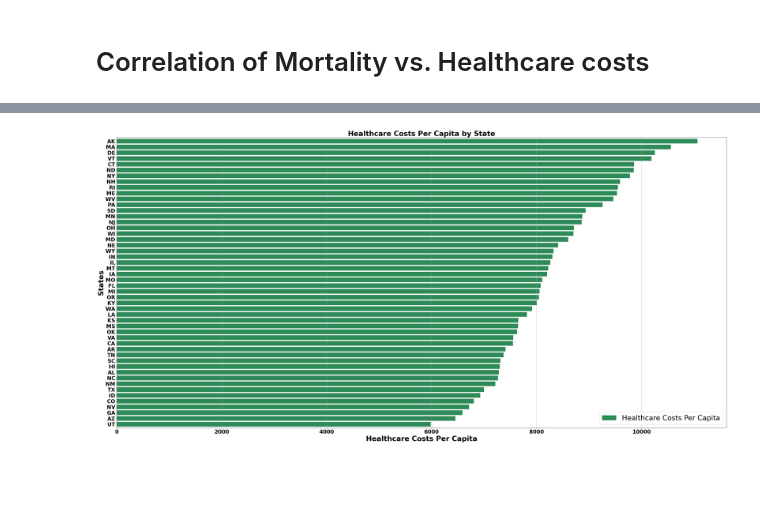
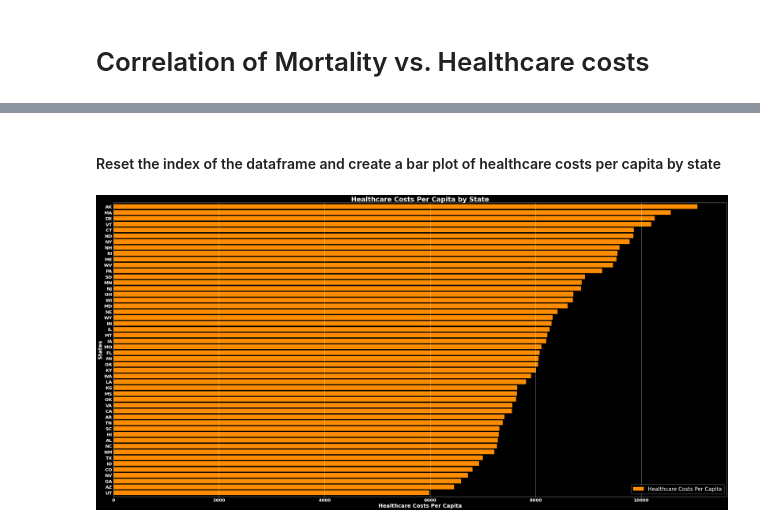
Before and after one commit to havyjavy/Healthcare-and-Covid-19, a Jupyter notebook: Notebooks/Covid_Infection_Deaths.ipynb, the cells around one changed output, grey strips where cells are left out. Cells and saved outputs as stored; diff of their text form; code cells hidden in the pictures; blank space fills up the shorter version.

```diff
--- a/Notebooks/Covid_Infection_Deaths.ipynb
+++ b/Notebooks/Covid_Infection_Deaths.ipynb
@@ -154,17 +193,16 @@ AllState_with_costs.head()
 # %%
 
-# import matplotlib.pyplot as plt
-
 x_axis = np.arange(len(AllStates_df))
-
-plt.figure(figsize=(15,10))
+plt.style.use('dark_background')
+plt.figure(figsize=(20,10))
 plt.bar(x_axis, AllStates_df["Covid Positive"], color='darkorange')
-plt.title("US Covid-19 Infection Cases")
-plt.xlabel("States")
-plt.ylabel("Number of Covid-19 Positives")
-x = plt.xticks(x_axis, AllStates_df["States"], rotation="vertical")
+plt.title("US Covid-19 Infection Cases", fontsize=30, weight='bold')
+plt.xlabel("States", fontsize=20, weight='bold')
+plt.ylabel("Number of Covid-19 Positives", fontsize=20, weight='bold')
+x = plt.xticks(x_axis, AllStates_df["States"], rotation="vertical", fontsize=16, weight='bold')
+plt.yticks(fontsize=16, weight='bold')
 
 plt.tight_layout()
-outfile = os.path.join("Output", 'Covid19_State_Infections.png')
-plt.savefig(outfile)
+outfile = os.path.join("Output", 'Covid19_State_Infections_transparent.png')
+plt.savefig(outfile, transparent=True)
 # %% [output]
@@ -592,21 +699,21 @@ state_comparison.head()
+# %% [markdown]
+#### Reset the index of the dataframe and create a bar plot of healthcare costs per capita by state
 # %%
 state_comparison  = state_comparison.reset_index(drop=True)
 
 state_comparison.plot(kind='barh', y = 'Healthcare Costs Per Capita' ,
-                                 figsize=(40,20), color='seagreen',width=0.8, stacked=True)
-y_axis = state_comparison.index
-
-plt.style.use('default')
-plt.yticks(y_axis, state_comparison['States'], fontsize=24, weight = 'bold')
-plt.xticks(fontsize=24,weight = 'bold')
+                                 figsize=(40,20), color='darkorange', width=0.8, stacked=True)
+x_axis = state_comparison.index
+plt.yticks(x_axis, state_comparison['States'], fontsize=20, weight='bold')
+plt.xticks(fontsize=20, weight='bold')
+plt.xlabel("Healthcare Costs Per Capita", fontsize=24, weight='bold')
+plt.ylabel("States", fontsize=24, weight='bold')
 plt.grid(b=None, which='major', axis='x')
-plt.title("Healthcare Costs Per Capita by State", fontsize=32, weight = 'bold')
-plt.xlabel("Healthcare Costs Per Capita", fontsize=32, weight = 'bold')
-plt.ylabel("States", fontsize=32, weight = 'bold')
-plt.legend(prop={'size': 32})
+plt.title("Healthcare Costs Per Capita by State", fontsize=30, weight='bold')
+plt.legend(fontsize=24)
 plt.tight_layout()
 
-outfile = os.path.join("Output", "Healthcare_Costs_Capita_States.png")
-plt.savefig(outfile)
+outfile = os.path.join("Output", "Healthcare_Costs_Capita_States_Transparent.png")
+plt.savefig(outfile, transparent=True)
 # %% [output]
-[figure, old version]
+[figure, new version]
```
Also changed, not shown: parts of 54 cells of this notebook, 11 other files.
